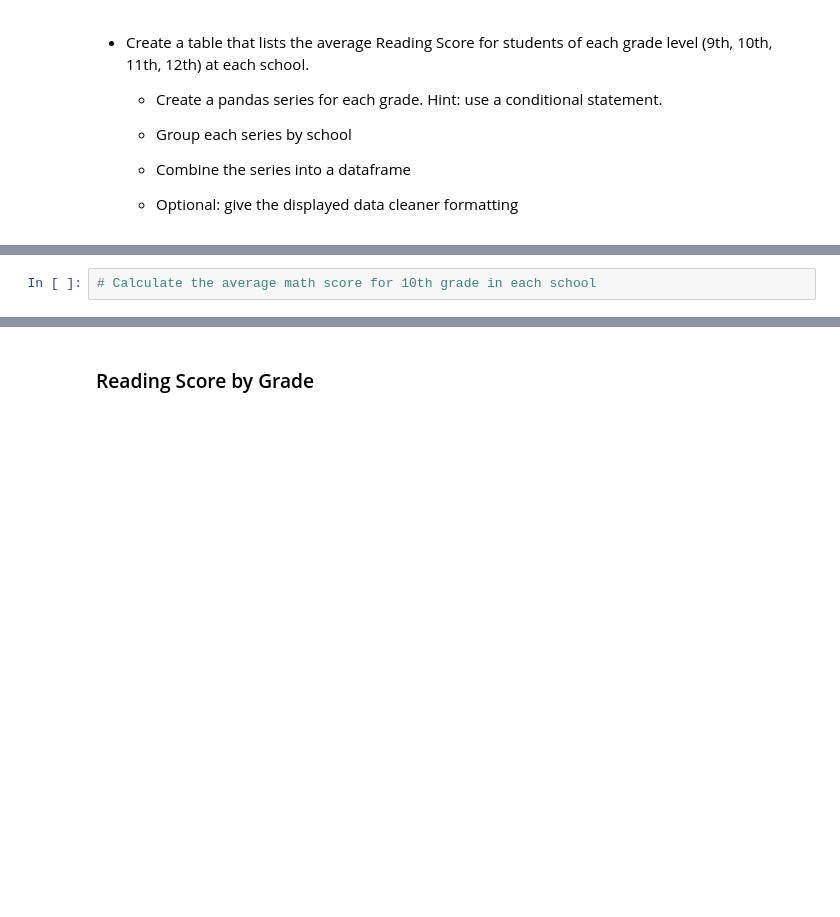
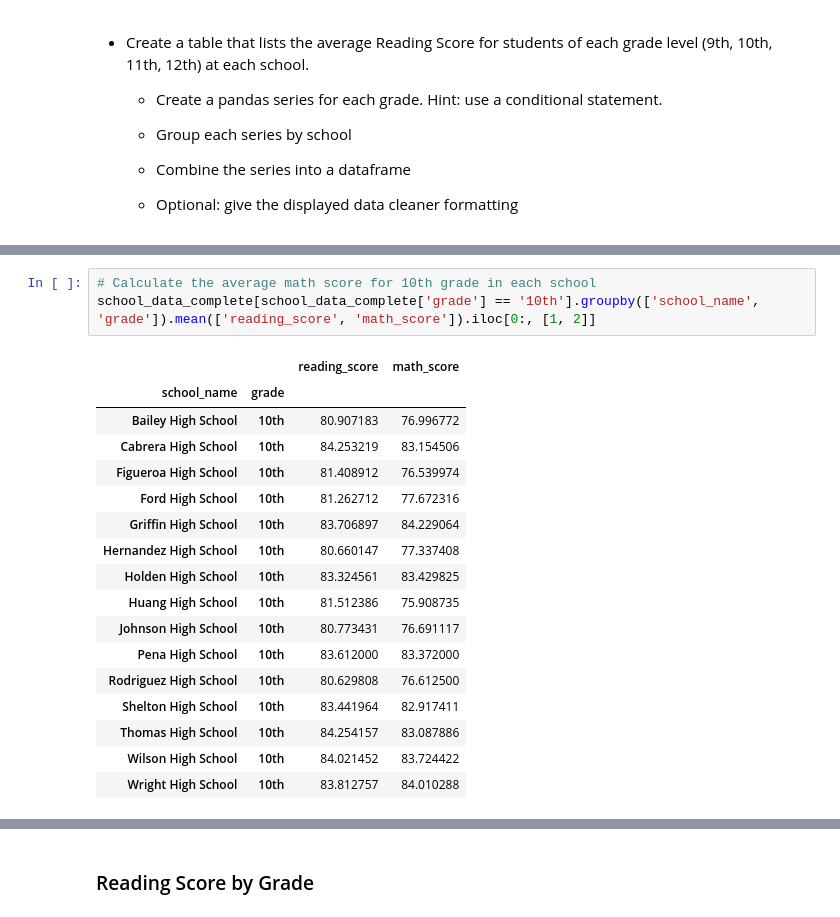
Before and after one commit to RobertSparadrap/Hello-World, a Jupyter notebook: assignment/week2/Python_Lab_Assignment.ipynb, the cells around one changed output, grey strips where cells are left out. Drawn from its saved outputs; the diff is of its cells as text; blank space fills up the shorter version.

```diff
--- a/assignment/week2/Python_Lab_Assignment.ipynb
+++ b/assignment/week2/Python_Lab_Assignment.ipynb
@@ -361,4 +517,23 @@ average
 # %%
 # Calculate the average math score for 10th grade in each school
+school_data_complete[school_data_complete['grade'] == '10th'].groupby(['school_name', 'grade']).mean(['reading_score', 'math_score']).iloc[0:, [1, 2]]
+# %% [output]
+|  |  | reading_score | math_score |
+| school_name | grade |  |  |
+| Bailey High School | 10th | 80.907183 | 76.996772 |
+| Cabrera High School | 10th | 84.253219 | 83.154506 |
+| Figueroa High School | 10th | 81.408912 | 76.539974 |
+| Ford High School | 10th | 81.262712 | 77.672316 |
+| Griffin High School | 10th | 83.706897 | 84.229064 |
+| Hernandez High School | 10th | 80.660147 | 77.337408 |
+| Holden High School | 10th | 83.324561 | 83.429825 |
+| Huang High School | 10th | 81.512386 | 75.908735 |
+| Johnson High School | 10th | 80.773431 | 76.691117 |
+| Pena High School | 10th | 83.612000 | 83.372000 |
+| Rodriguez High School | 10th | 80.629808 | 76.612500 |
+| Shelton High School | 10th | 83.441964 | 82.917411 |
+| Thomas High School | 10th | 84.254157 | 83.087886 |
+| Wilson High School | 10th | 84.021452 | 83.724422 |
+| Wright High School | 10th | 83.812757 | 84.010288 |
 # %%
 # Calculate the average math score for 11th grade in each school
```
Also changed, not shown: parts of 15 cells of this notebook.
